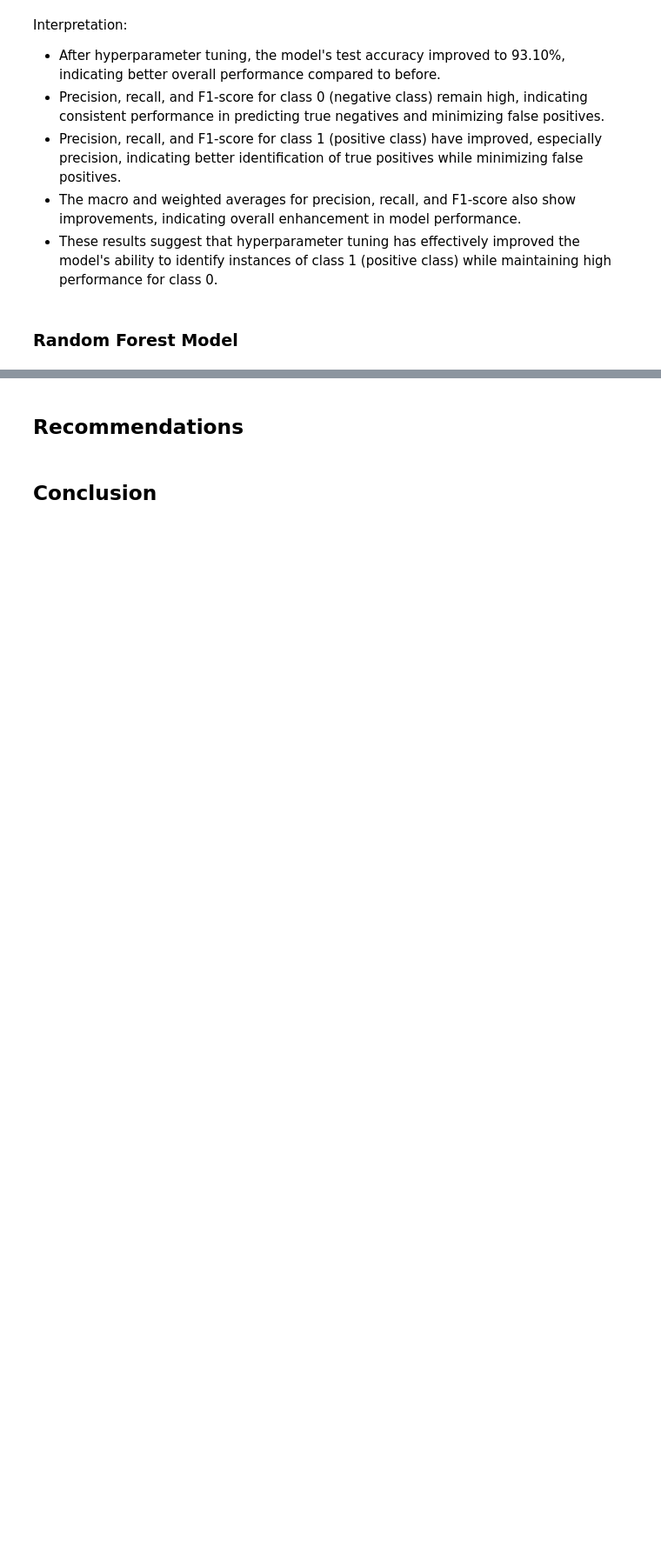
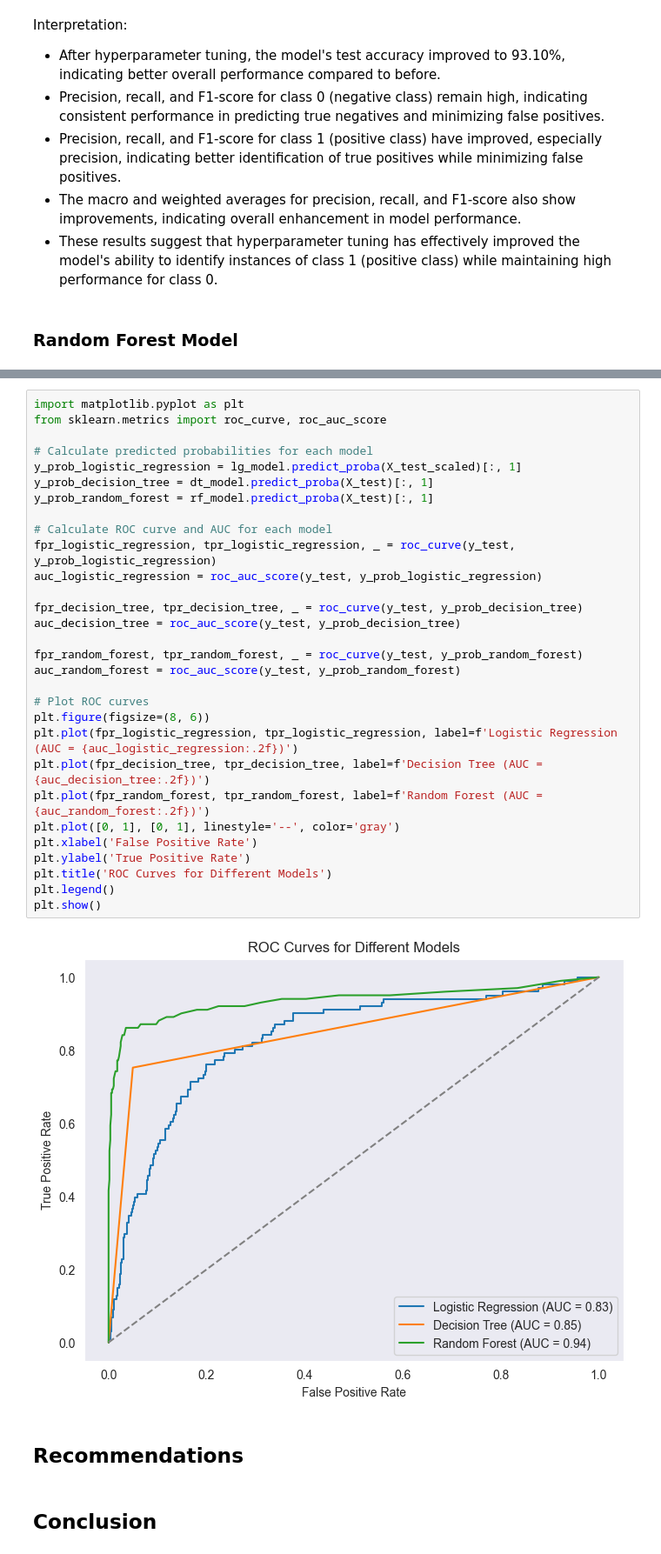
Before and after one commit to phelanthropus/SyriaTel-Customer-Churn, a Jupyter notebook: Untitled.ipynb, the cells around one changed output, grey strips where cells are left out. Shown at 87% size. Cells and saved outputs as stored; diff of their text form; blank space fills up the shorter version.

```diff
--- a/Untitled.ipynb
+++ b/Untitled.ipynb
@@ -932,3 +957,35 @@ Confusion Matrix:
+# %%
+import matplotlib.pyplot as plt
+from sklearn.metrics import roc_curve, roc_auc_score
+
+# Calculate predicted probabilities for each model
+y_prob_logistic_regression = lg_model.predict_proba(X_test_scaled)[:, 1]
+y_prob_decision_tree = dt_model.predict_proba(X_test)[:, 1]
+y_prob_random_forest = rf_model.predict_proba(X_test)[:, 1]
+
+# Calculate ROC curve and AUC for each model
+fpr_logistic_regression, tpr_logistic_regression, _ = roc_curve(y_test, y_prob_logistic_regression)
+auc_logistic_regression = roc_auc_score(y_test, y_prob_logistic_regression)
+
+fpr_decision_tree, tpr_decision_tree, _ = roc_curve(y_test, y_prob_decision_tree)
+auc_decision_tree = roc_auc_score(y_test, y_prob_decision_tree)
+
+fpr_random_forest, tpr_random_forest, _ = roc_curve(y_test, y_prob_random_forest)
+auc_random_forest = roc_auc_score(y_test, y_prob_random_forest)
+
+# Plot ROC curves
+plt.figure(figsize=(8, 6))
+plt.plot(fpr_logistic_regression, tpr_logistic_regression, label=f'Logistic Regression (AUC = {auc_logistic_regression:.2f})')
+plt.plot(fpr_decision_tree, tpr_decision_tree, label=f'Decision Tree (AUC = {auc_decision_tree:.2f})')
+plt.plot(fpr_random_forest, tpr_random_forest, label=f'Random Forest (AUC = {auc_random_forest:.2f})')
+plt.plot([0, 1], [0, 1], linestyle='--', color='gray')
+plt.xlabel('False Positive Rate')
+plt.ylabel('True Positive Rate')
+plt.title('ROC Curves for Different Models')
+plt.legend()
+plt.show()
+# %% [output]
+[figure, added]
 # %% [markdown]
 ## Recommendations ##
 # %% [markdown]
```
Also changed, not shown: parts of 11 cells of this notebook.
